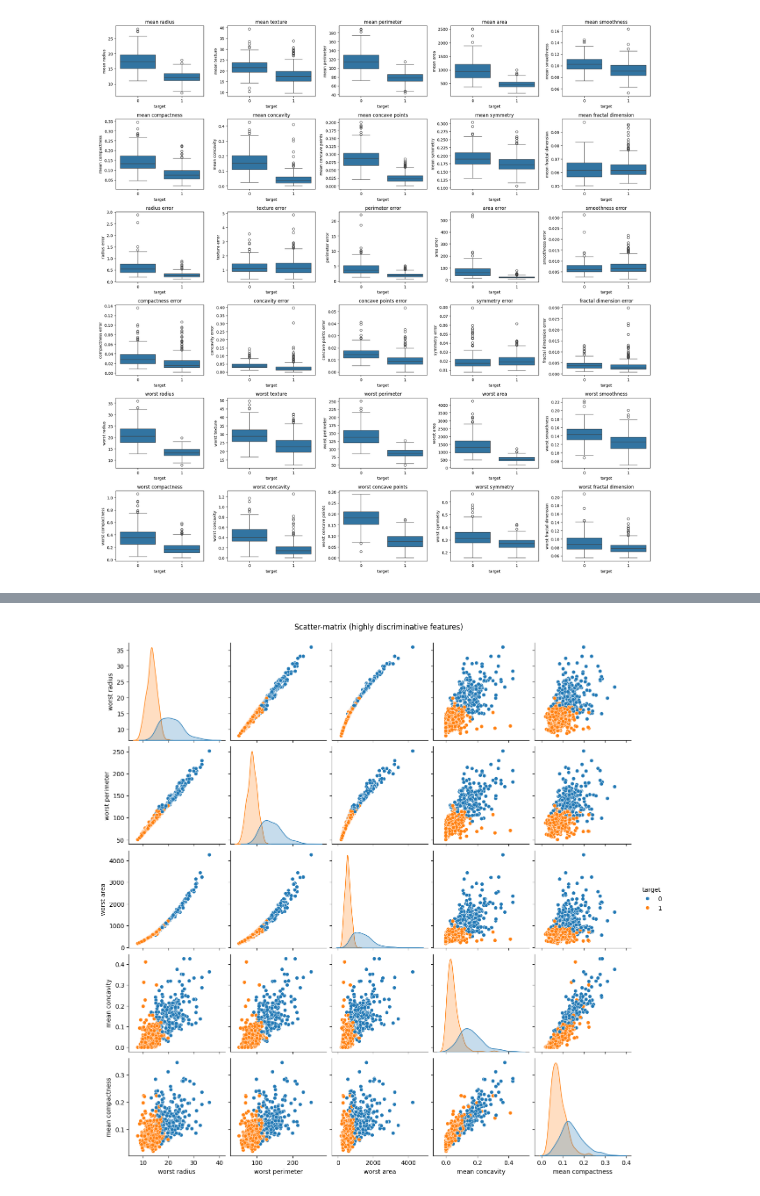
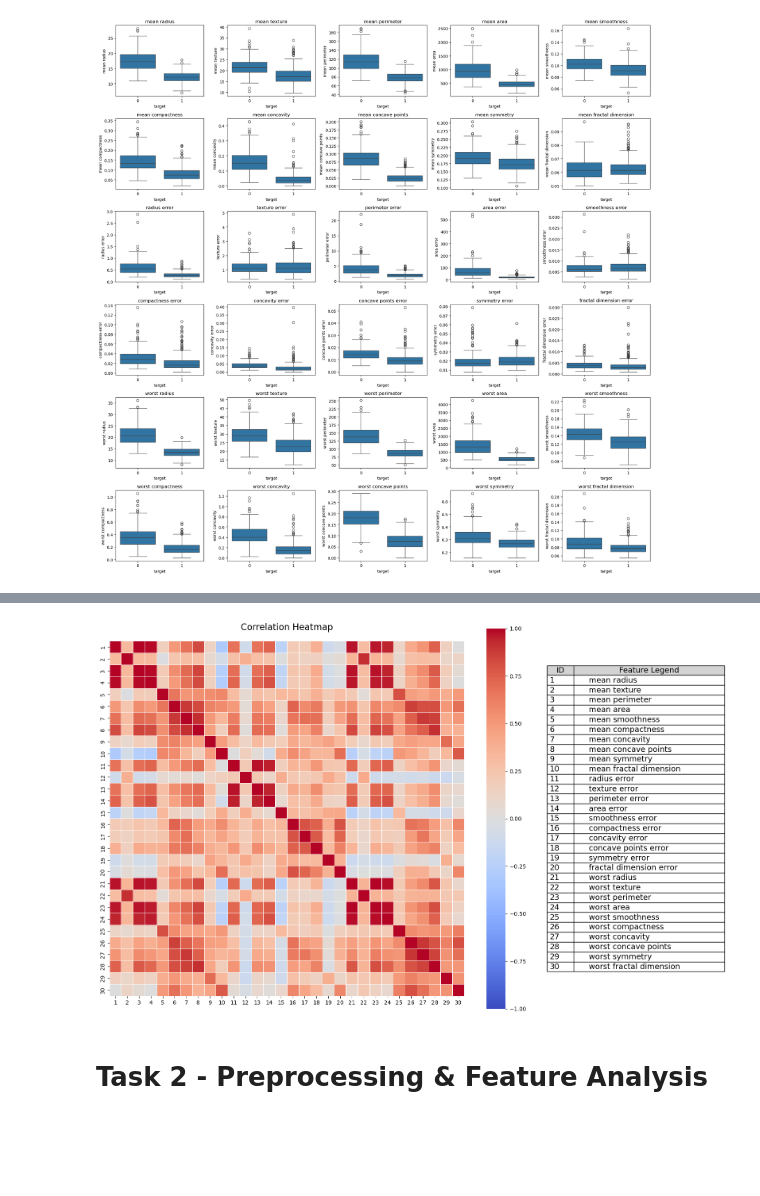
Before and after one commit to Joaomuianga/ML-team-collaboration, a Jupyter notebook: 2_SupervisedLearning/notebooks/1_Preprocessing.ipynb, the cells around one changed output, grey strips where cells are left out. Drawn from its saved outputs; the diff is of its cells as text; code cells hidden in the pictures; blank space fills up the shorter version.

Commit message:
adding heatmap to preprocessing

```diff
--- a/2_SupervisedLearning/notebooks/1_Preprocessing.ipynb
+++ b/2_SupervisedLearning/notebooks/1_Preprocessing.ipynb
@@ -158,21 +143,0 @@ plt.show()
-# %%
-selected_cols = [
-    'worst radius',
-    'worst perimeter',
-    'worst area',
-    'mean concavity',
-    'mean compactness'
-]
-
-plot_data = df[selected_cols + ['target']]
-
-sns.pairplot(
-    plot_data,
-    hue='target',
-    palette='tab10'
-)
-
-plt.suptitle('Scatter-matrix (highly discriminative features)', y=1.02)
-plt.show()
-# %% [output]
-[figure, removed]
@@ -184,0 +144,39 @@ Y_df.to_csv("../data/Y_df.csv", index=False)
+# %%
+corr_matrix = X.corr()
+dict_features = {i+1: name for i, name in enumerate(corr_matrix.columns)}
+
+fig, (ax_heatmap, ax_legend) = plt.subplots(1, 2, figsize=(16, 10), gridspec_kw={'width_ratios': [2.5, 1]})
+
+sns.heatmap(
+    corr_matrix,
+    cmap='coolwarm',          # Red for positive, blue for negative correlations
+    vmax=1.0, vmin=-1.0,      # Fix the range of the color scale
+    center=0,                 # The white will be exactly at 0 (no correlation)
+    annot=False,              # False to not show the 900 numbers
+    square=True,              # Makes each cell square
+    linewidths=.5,            # Small line of separation between cells
+    xticklabels=list(dict_features.keys()),
+    yticklabels=list(dict_features.keys()),
+    ax = ax_heatmap
+)
+
+ax_heatmap.set_title('Correlation Heatmap', fontsize=16, pad=20)
+ax_legend.axis('off')  # Hide the axis for the legend
+legend = ax_legend.table(
+    cellText=[[key, value] for key, value in dict_features.items()],
+    colLabels=["ID", "Feature Legend"],
+    loc='center',
+    cellLoc='left',
+    colColours=["lightgrey", "lightgrey"],
+    colWidths=[0.15, 0.85]
+)
+legend.auto_set_font_size(False)
+legend.set_fontsize(14)
+legend.scale(1, 1.2)  # Scale the legend for better readability
+
+plt.tight_layout()
+plt.show()
+# %% [output]
+[figure, added]
+# %% [markdown]
+# Task 2 - Preprocessing & Feature Analysis
```
Also changed, not shown: parts of 21 cells of this notebook.
